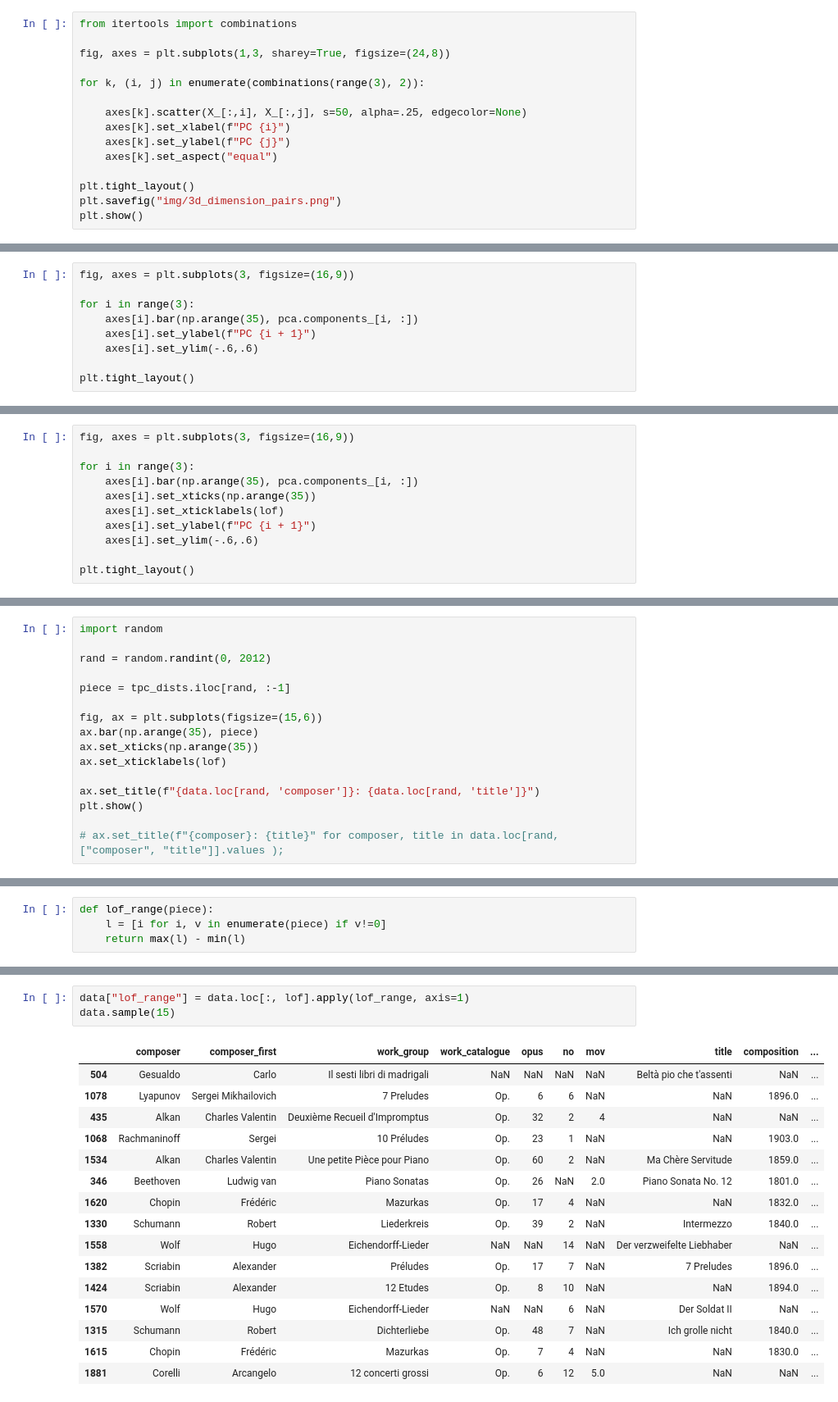
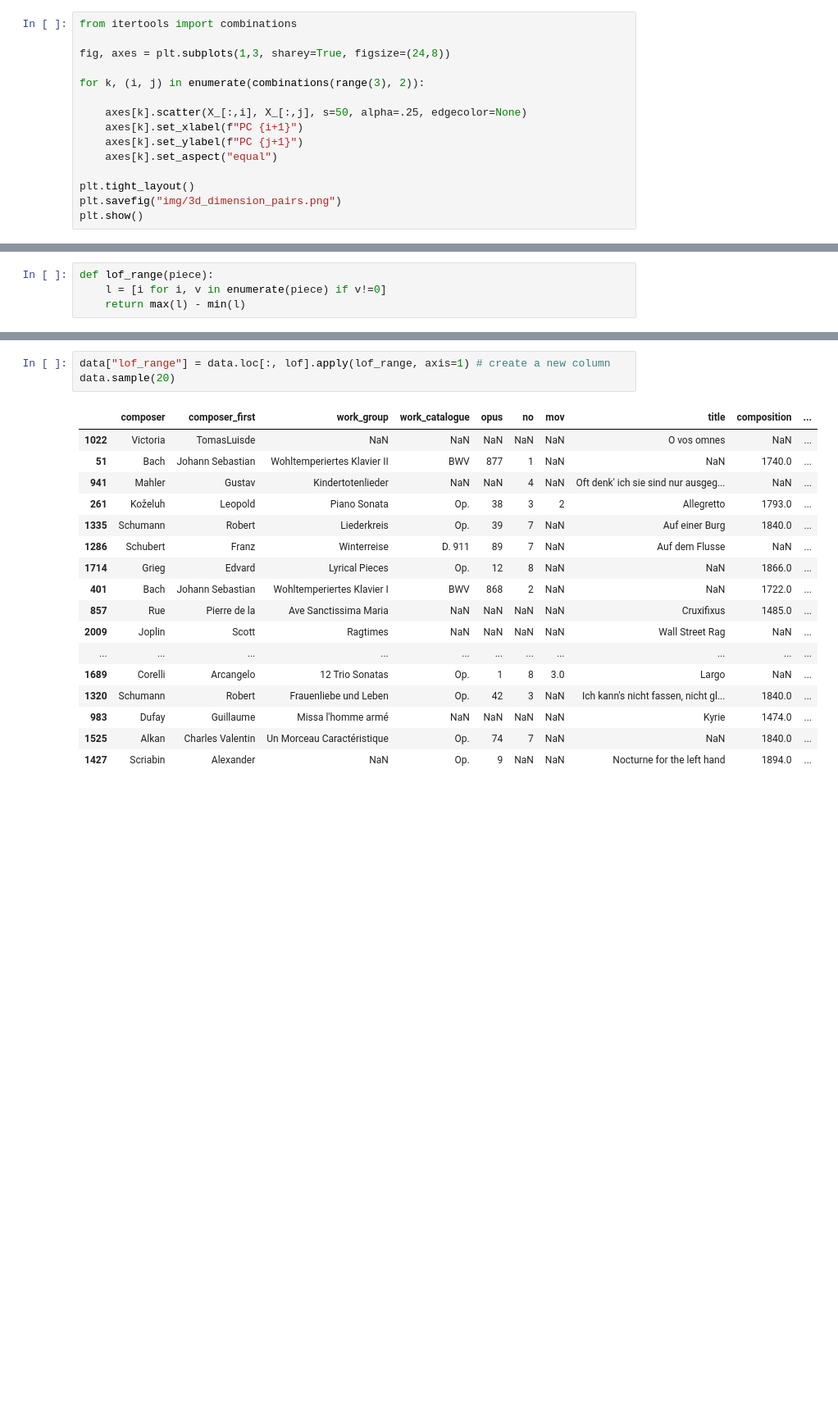
Before and after one commit to fabianmoss/academic-website, a Jupyter notebook: content/slides/20200914_York/data-driven_music_history.ipynb, the cells around one changed output, grey strips where cells are left out. Shown at 82% size. Cells and saved outputs as stored; diff of their text form; blank space fills up the shorter version.

```diff
--- a/content/slides/20200914_York/data-driven_music_history.ipynb
+++ b/content/slides/20200914_York/data-driven_music_history.ipynb
@@ -340,8 +333,8 @@ fig, axes = plt.subplots(1,3, sharey=True, figsize=(24,8))
 for k, (i, j) in enumerate(combinations(range(3), 2)):
 
     axes[k].scatter(X_[:,i], X_[:,j], s=50, alpha=.25, edgecolor=None)
-    axes[k].set_xlabel(f"PC {i}")
-    axes[k].set_ylabel(f"PC {j}")
+    axes[k].set_xlabel(f"PC {i+1}")
+    axes[k].set_ylabel(f"PC {j+1}")
     axes[k].set_aspect("equal")
 
 plt.tight_layout()
@@ -349,12 +342,3 @@ plt.savefig("img/3d_dimension_pairs.png")
 plt.show()
 # %% [output]
 [figure]
-# %%
-fig, axes = plt.subplots(3, figsize=(16,9))
-
-for i in range(3):
-    axes[i].bar(np.arange(35), pca.components_[i, :])
-    axes[i].set_ylabel(f"PC {i + 1}")
-    axes[i].set_ylim(-.6,.6)
-
-plt.tight_layout()
@@ -363,11 +344,0 @@ plt.tight_layout()
-# %%
-fig, axes = plt.subplots(3, figsize=(16,9))
-
-for i in range(3):
-    axes[i].bar(np.arange(35), pca.components_[i, :])
-    axes[i].set_xticks(np.arange(35))
-    axes[i].set_xticklabels(lof)
-    axes[i].set_ylabel(f"PC {i + 1}")
-    axes[i].set_ylim(-.6,.6)
-
-plt.tight_layout()
@@ -451,16 +408,0 @@ Let's look at random pieces on the line of fifths:
-# %%
-import random
-
-rand = random.randint(0, 2012)
-
-piece = tpc_dists.iloc[rand, :-1]
-
-fig, ax = plt.subplots(figsize=(15,6))
-ax.bar(np.arange(35), piece)
-ax.set_xticks(np.arange(35))
-ax.set_xticklabels(lof)
-
-ax.set_title(f"{data.loc[rand, 'composer']}: {data.loc[rand, 'title']}")
-plt.show()
-
-# ax.set_title(f"{composer}: {title}" for composer, title in data.loc[rand, ["composer", "title"]].values );
@@ -486,20 +425,21 @@ lof_range(piece)
 # %%
-data["lof_range"] = data.loc[:, lof].apply(lof_range, axis=1)
-data.sample(15)
+data["lof_range"] = data.loc[:, lof].apply(lof_range, axis=1) # create a new column
+data.sample(20)
 # %% [output]
 |  | composer | composer_first | work_group | work_catalogue | opus | no | mov | title | composition | ... |
-| 504 | Gesualdo | Carlo | Il sesti libri di madrigali | NaN | NaN | NaN | NaN | Beltà pio che t'assenti | NaN | ... |
-| 1078 | Lyapunov | Sergei Mikhailovich | 7 Preludes | Op. | 6 | 6 | NaN | NaN | 1896.0 | ... |
-| 435 | Alkan | Charles Valentin | Deuxième Recueil d'Impromptus | Op. | 32 | 2 | 4 | NaN | NaN | ... |
-| 1068 | Rachmaninoff | Sergei | 10 Préludes | Op. | 23 | 1 | NaN | NaN | 1903.0 | ... |
-| 1534 | Alkan | Charles Valentin | Une petite Pièce pour Piano | Op. | 60 | 2 | NaN | Ma Chère Servitude | 1859.0 | ... |
-| 346 | Beethoven | Ludwig van | Piano Sonatas | Op. | 26 | NaN | 2.0 | Piano Sonata No. 12 | 1801.0 | ... |
-| 1620 | Chopin | Frédéric | Mazurkas | Op. | 17 | 4 | NaN | NaN | 1832.0 | ... |
-| 1330 | Schumann | Robert | Liederkreis | Op. | 39 | 2 | NaN | Intermezzo | 1840.0 | ... |
-| 1558 | Wolf | Hugo | Eichendorff-Lieder | NaN | NaN | 14 | NaN | Der verzweifelte Liebhaber | NaN | ... |
-| 1382 | Scriabin | Alexander | Préludes | Op. | 17 | 7 | NaN | 7 Preludes | 1896.0 | ... |
-| 1424 | Scriabin | Alexander | 12 Etudes | Op. | 8 | 10 | NaN | NaN | 1894.0 | ... |
-| 1570 | Wolf | Hugo | Eichendorff-Lieder | NaN | NaN | 6 | NaN | Der Soldat II | NaN | ... |
-| 1315 | Schumann | Robert | Dichterliebe | Op. | 48 | 7 | NaN | Ich grolle nicht | 1840.0 | ... |
-| 1615 | Chopin | Frédéric | Mazurkas | Op. | 7 | 4 | NaN | NaN | 1830.0 | ... |
-| 1881 | Corelli | Arcangelo | 12 concerti grossi | Op. | 6 | 12 | 5.0 | NaN | NaN | ... |
+| 1022 | Victoria | TomasLuisde | NaN | NaN | NaN | NaN | NaN | O vos omnes | NaN | ... |
+| 51 | Bach | Johann Sebastian | Wohltemperiertes Klavier II | BWV | 877 | 1 | NaN | NaN | 1740.0 | ... |
+| 941 | Mahler | Gustav | Kindertotenlieder | NaN | NaN | 4 | NaN | Oft denk' ich sie sind nur ausgeg... | NaN | ... |
+| 261 | Koželuh | Leopold | Piano Sonata | Op. | 38 | 3 | 2 | Allegretto | 1793.0 | ... |
+| 1335 | Schumann | Robert | Liederkreis | Op. | 39 | 7 | NaN | Auf einer Burg | 1840.0 | ... |
+| 1286 | Schubert | Franz | Winterreise | D. 911 | 89 | 7 | NaN | Auf dem Flusse | NaN | ... |
+| 1714 | Grieg | Edvard | Lyrical Pieces | Op. | 12 | 8 | NaN | NaN | 1866.0 | ... |
+| 401 | Bach | Johann Sebastian | Wohltemperiertes Klavier I | BWV | 868 | 2 | NaN | NaN | 1722.0 | ... |
+| 857 | Rue | Pierre de la | Ave Sanctissima Maria | NaN | NaN | NaN | NaN | Cruxifixus | 1485.0 | ... |
+| 2009 | Joplin | Scott | Ragtimes | NaN | NaN | NaN | NaN | Wall Street Rag | NaN | ... |
+| ... | ... | ... | ... | ... | ... | ... | ... | ... | ... | ... |
+| 1689 | Corelli | Arcangelo | 12 Trio Sonatas | Op. | 1 | 8 | 3.0 | Largo | NaN | ... |
+| 1320 | Schumann | Robert | Frauenliebe und Leben | Op. | 42 | 3 | NaN | Ich kann's nicht fassen, nicht gl... | 1840.0 | ... |
+| 983 | Dufay | Guillaume | Missa l'homme armé | NaN | NaN | NaN | NaN | Kyrie | 1474.0 | ... |
+| 1525 | Alkan | Charles Valentin | Un Morceau Caractéristique | Op. | 74 | 7 | NaN | NaN | 1840.0 | ... |
+| 1427 | Scriabin | Alexander | NaN | Op. | 9 | NaN | NaN | Nocturne for the left hand | 1894.0 | ... |
```
Also changed, not shown: parts of 77 cells of this notebook, 12 other files.
